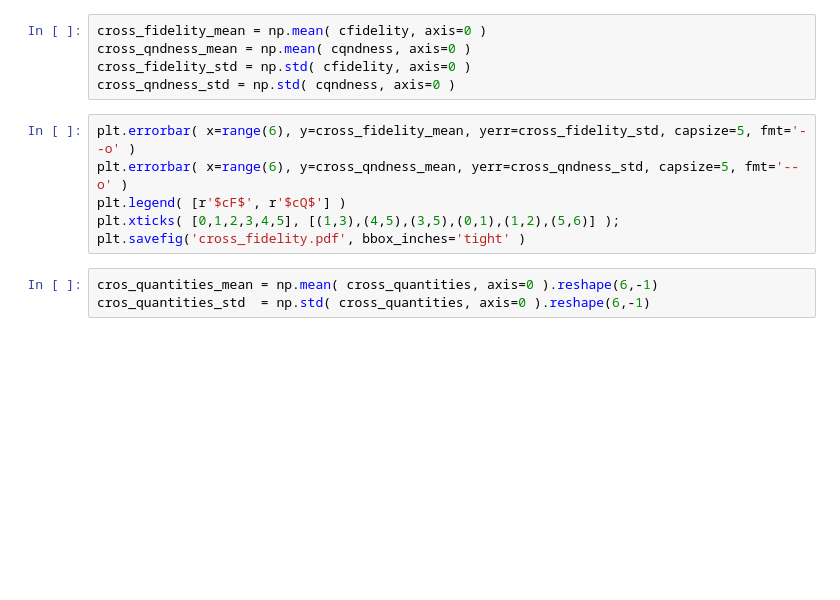
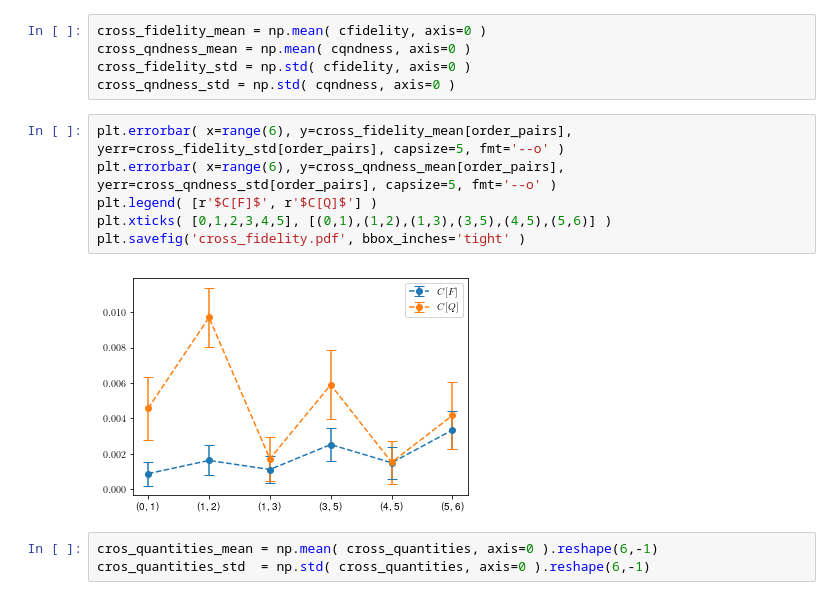
Before and after one commit to LucianoPereiraValenzuela/Parallel_QND_measurement_tomography, a Jupyter notebook: codes/experiment_load_montecarlo_with_GST.ipynb, the cells around one changed output. Cells and saved outputs as stored; diff of their text form; blank space fills up the shorter version.

```diff
--- a/codes/experiment_load_montecarlo_with_GST.ipynb
+++ b/codes/experiment_load_montecarlo_with_GST.ipynb
@@ -76,11 +93,13 @@ cross_qndness_mean = np.mean( cqndness, axis=0 )
 cross_fidelity_std = np.std( cfidelity, axis=0 )
 cross_qndness_std = np.std( cqndness, axis=0 )
 # %%
-plt.errorbar( x=range(6), y=cross_fidelity_mean, yerr=cross_fidelity_std, capsize=5, fmt='--o' )
-plt.errorbar( x=range(6), y=cross_qndness_mean, yerr=cross_qndness_std, capsize=5, fmt='--o' )
-plt.legend( [r'$cF$', r'$cQ$'] )
-plt.xticks( [0,1,2,3,4,5], [(1,3),(4,5),(3,5),(0,1),(1,2),(5,6)] );
+plt.errorbar( x=range(6), y=cross_fidelity_mean[order_pairs], yerr=cross_fidelity_std[order_pairs], capsize=5, fmt='--o' )
+plt.errorbar( x=range(6), y=cross_qndness_mean[order_pairs], yerr=cross_qndness_std[order_pairs], capsize=5, fmt='--o' )
+plt.legend( [r'$C[F]$', r'$C[Q]$'] )
+plt.xticks( [0,1,2,3,4,5], [(0,1),(1,2),(1,3),(3,5),(4,5),(5,6)] )
 plt.savefig('cross_fidelity.pdf', bbox_inches='tight' )
+# %% [output]
+[figure, added]
 # %%
 cros_quantities_mean = np.mean( cross_quantities, axis=0 ).reshape(6,-1)
 cros_quantities_std  = np.std( cross_quantities, axis=0 ).reshape(6,-1)
```
Also changed, not shown: parts of 12 cells of this notebook, 10 other files.
